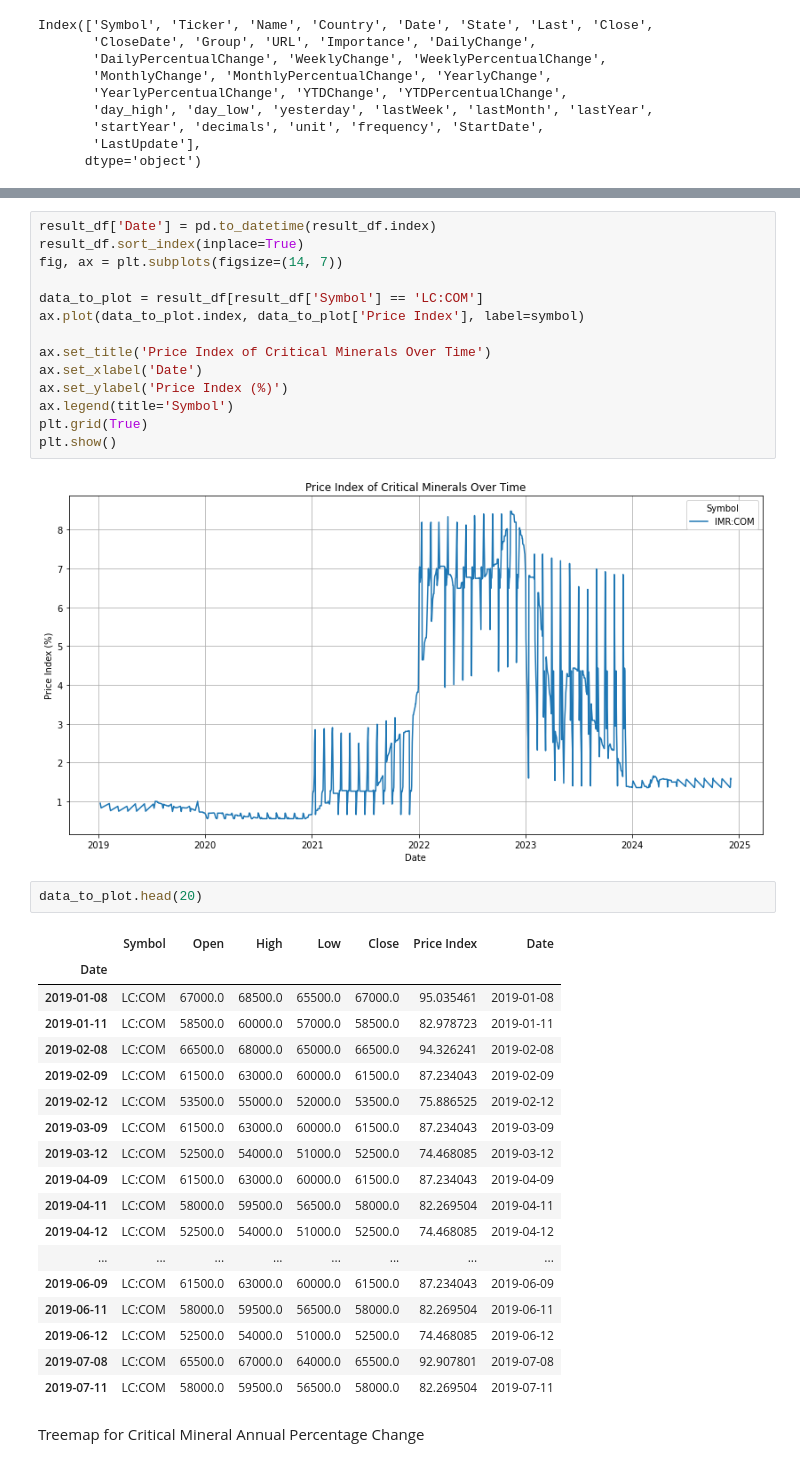
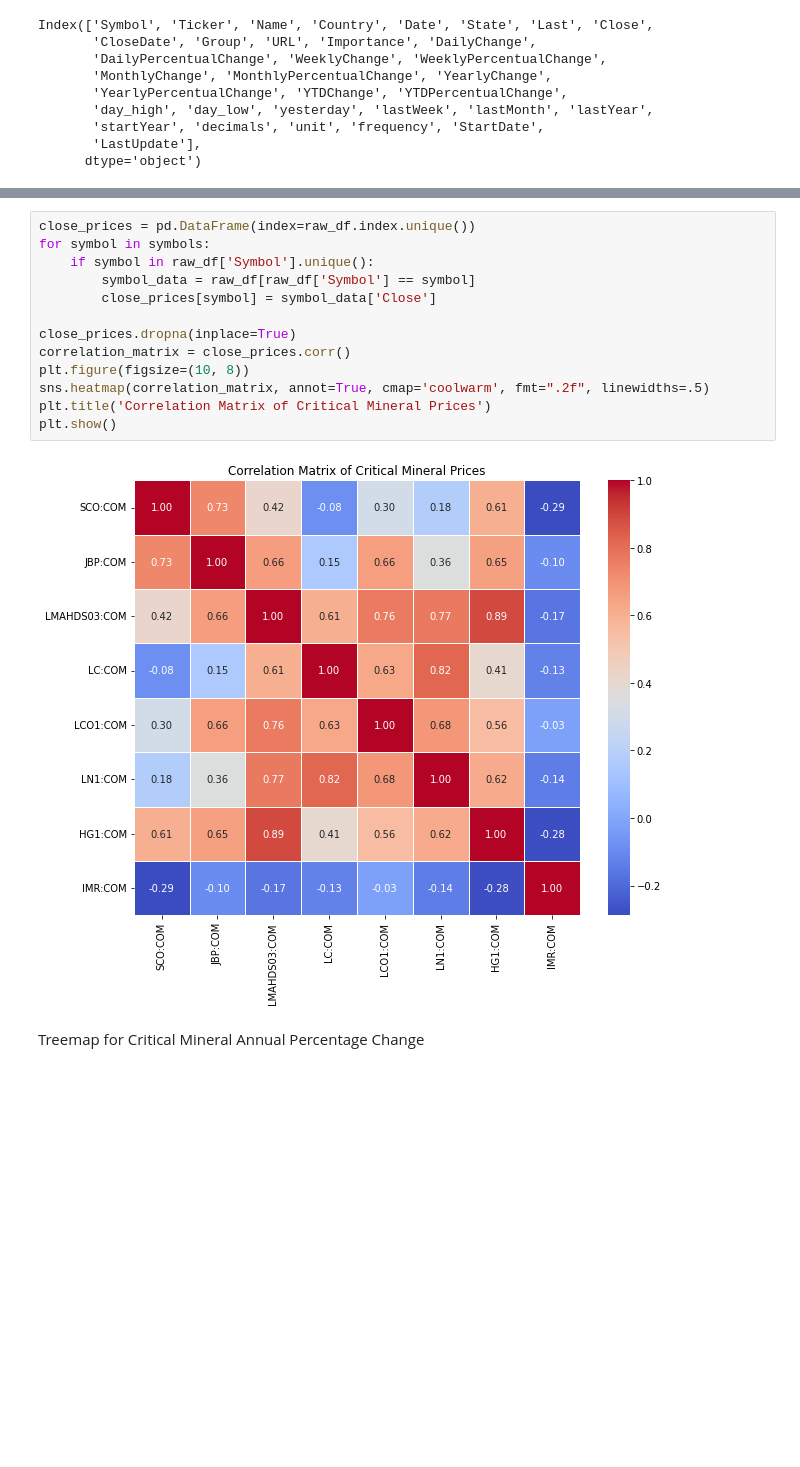
Before and after one commit to YueWang417/UN, a Jupyter notebook: Price Volitility.ipynb, the cells around one changed output, grey strips where cells are left out. Drawn from its saved outputs; the diff is of its cells as text; blank space fills up the shorter version.

```diff
--- a/Price Volitility.ipynb
+++ b/Price Volitility.ipynb
@@ -143,40 +139,18 @@ See the caveats in the documentation: https://pandas.pydata.org/pandas-docs/stab
-# %%
-result_df['Date'] = pd.to_datetime(result_df.index)
-result_df.sort_index(inplace=True)
-fig, ax = plt.subplots(figsize=(14, 7))
-
-data_to_plot = result_df[result_df['Symbol'] == 'LC:COM']
-ax.plot(data_to_plot.index, data_to_plot['Price Index'], label=symbol)
-
-ax.set_title('Price Index of Critical Minerals Over Time')
-ax.set_xlabel('Date')
-ax.set_ylabel('Price Index (%)')
-ax.legend(title='Symbol')
-plt.grid(True)
-plt.show()
-# %% [output]
-[figure, removed]
-# %%
-data_to_plot.head(20)
-# %% [output]
-|  | Symbol | Open | High | Low | Close | Price Index | Date |
-| Date |  |  |  |  |  |  |  |
-| 2019-01-08 | LC:COM | 67000.0 | 68500.0 | 65500.0 | 67000.0 | 95.035461 | 2019-01-08 |
-| 2019-01-11 | LC:COM | 58500.0 | 60000.0 | 57000.0 | 58500.0 | 82.978723 | 2019-01-11 |
-| 2019-02-08 | LC:COM | 66500.0 | 68000.0 | 65000.0 | 66500.0 | 94.326241 | 2019-02-08 |
-| 2019-02-09 | LC:COM | 61500.0 | 63000.0 | 60000.0 | 61500.0 | 87.234043 | 2019-02-09 |
-| 2019-02-12 | LC:COM | 53500.0 | 55000.0 | 52000.0 | 53500.0 | 75.886525 | 2019-02-12 |
-| 2019-03-09 | LC:COM | 61500.0 | 63000.0 | 60000.0 | 61500.0 | 87.234043 | 2019-03-09 |
-| 2019-03-12 | LC:COM | 52500.0 | 54000.0 | 51000.0 | 52500.0 | 74.468085 | 2019-03-12 |
-| 2019-04-09 | LC:COM | 61500.0 | 63000.0 | 60000.0 | 61500.0 | 87.234043 | 2019-04-09 |
-| 2019-04-11 | LC:COM | 58000.0 | 59500.0 | 56500.0 | 58000.0 | 82.269504 | 2019-04-11 |
-| 2019-04-12 | LC:COM | 52500.0 | 54000.0 | 51000.0 | 52500.0 | 74.468085 | 2019-04-12 |
-| ... | ... | ... | ... | ... | ... | ... | ... |
-| 2019-06-09 | LC:COM | 61500.0 | 63000.0 | 60000.0 | 61500.0 | 87.234043 | 2019-06-09 |
-| 2019-06-11 | LC:COM | 58000.0 | 59500.0 | 56500.0 | 58000.0 | 82.269504 | 2019-06-11 |
-| 2019-06-12 | LC:COM | 52500.0 | 54000.0 | 51000.0 | 52500.0 | 74.468085 | 2019-06-12 |
-| 2019-07-08 | LC:COM | 65500.0 | 67000.0 | 64000.0 | 65500.0 | 92.907801 | 2019-07-08 |
-| 2019-07-11 | LC:COM | 58000.0 | 59500.0 | 56500.0 | 58000.0 | 82.269504 | 2019-07-11 |
+# %%
+close_prices = pd.DataFrame(index=raw_df.index.unique())
+for symbol in symbols:
+    if symbol in raw_df['Symbol'].unique():
+        symbol_data = raw_df[raw_df['Symbol'] == symbol]
+        close_prices[symbol] = symbol_data['Close']
+
+close_prices.dropna(inplace=True)
+correlation_matrix = close_prices.corr()
+plt.figure(figsize=(10, 8))
+sns.heatmap(correlation_matrix, annot=True, cmap='coolwarm', fmt=".2f", linewidths=.5)
+plt.title('Correlation Matrix of Critical Mineral Prices')
+plt.show()
+# %% [output]
+[figure, added]
 # %% [markdown]
 Treemap for Critical Mineral Annual Percentage Change
 # %%
```
Also changed, not shown: parts of 18 cells of this notebook.
